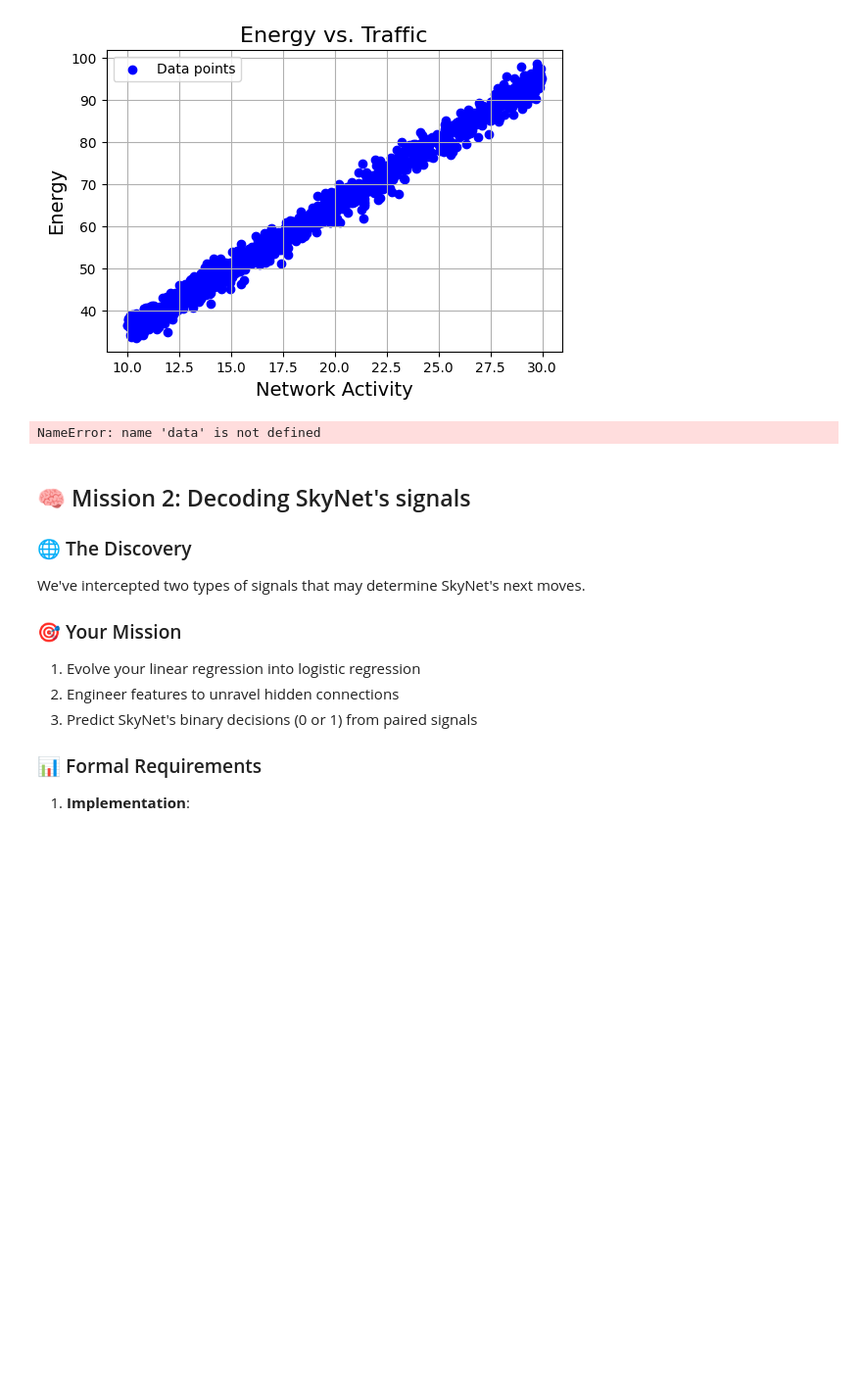
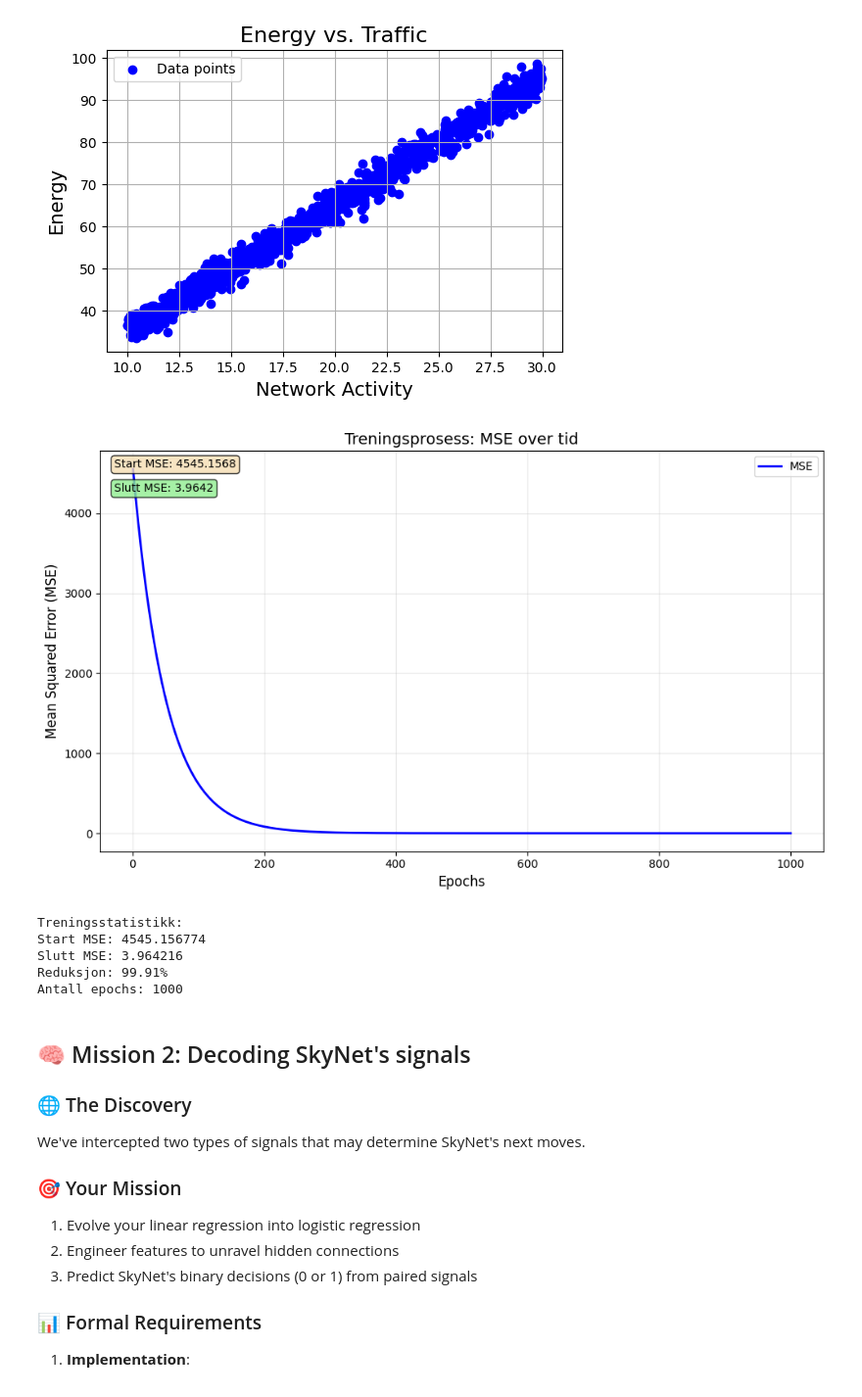
Before and after one commit to kdm-kev-NTNU/ML-Intro-Prosjekt-1, a Jupyter notebook: Assignment1/oppgave 1/Chapter_1.ipynb, the cells around one changed output. Shown at 98% size. Drawn from its saved outputs; the diff is of its cells as text; code cells hidden in the pictures; blank space fills up the shorter version.

```diff
--- a/Assignment1/oppgave 1/Chapter_1.ipynb
+++ b/Assignment1/oppgave 1/Chapter_1.ipynb
@@ -85,10 +82,19 @@ plt.show()
 # %%
 # Én feature-kolonne:
 lr = LinearRegression(learning_rate=0.01, epochs=1000)
 lr.fit(data['Net_Activity'], data['Energy'])     # legg merke til at dette nå funker
 pred = lr.predict(data['Net_Activity'])
+
+
+# Vis treningsprosessen
+lr.plot_training_progress()
 # %% [output]
+[figure, added]
-NameError: name 'data' is not defined
+Treningsstatistikk:
+Start MSE: 4545.156774
+Slutt MSE: 3.964216
+Reduksjon: 99.91%
+Antall epochs: 1000
 # %% [markdown]
 ## 🧠 Mission 2: Decoding SkyNet's signals
 
```
Also changed, not shown: parts of 2 cells of this notebook, 5 other files.
